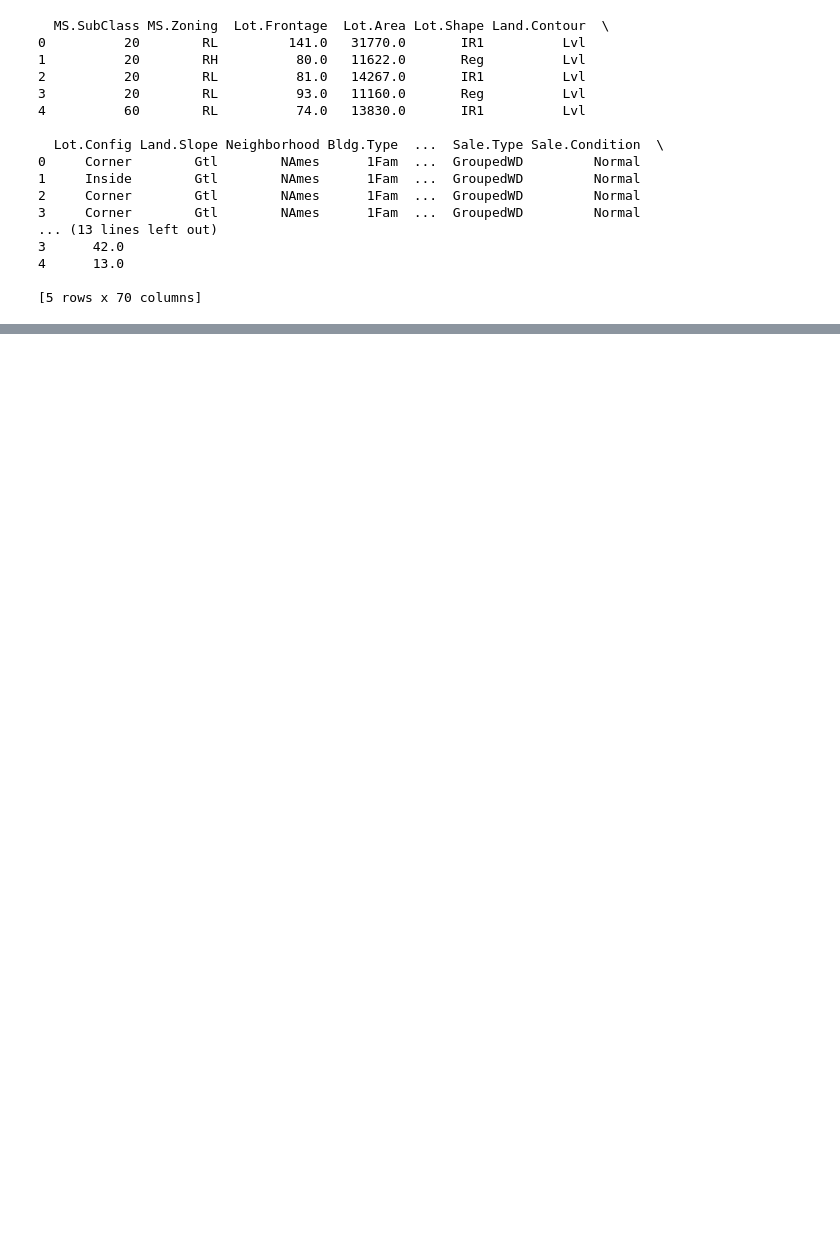
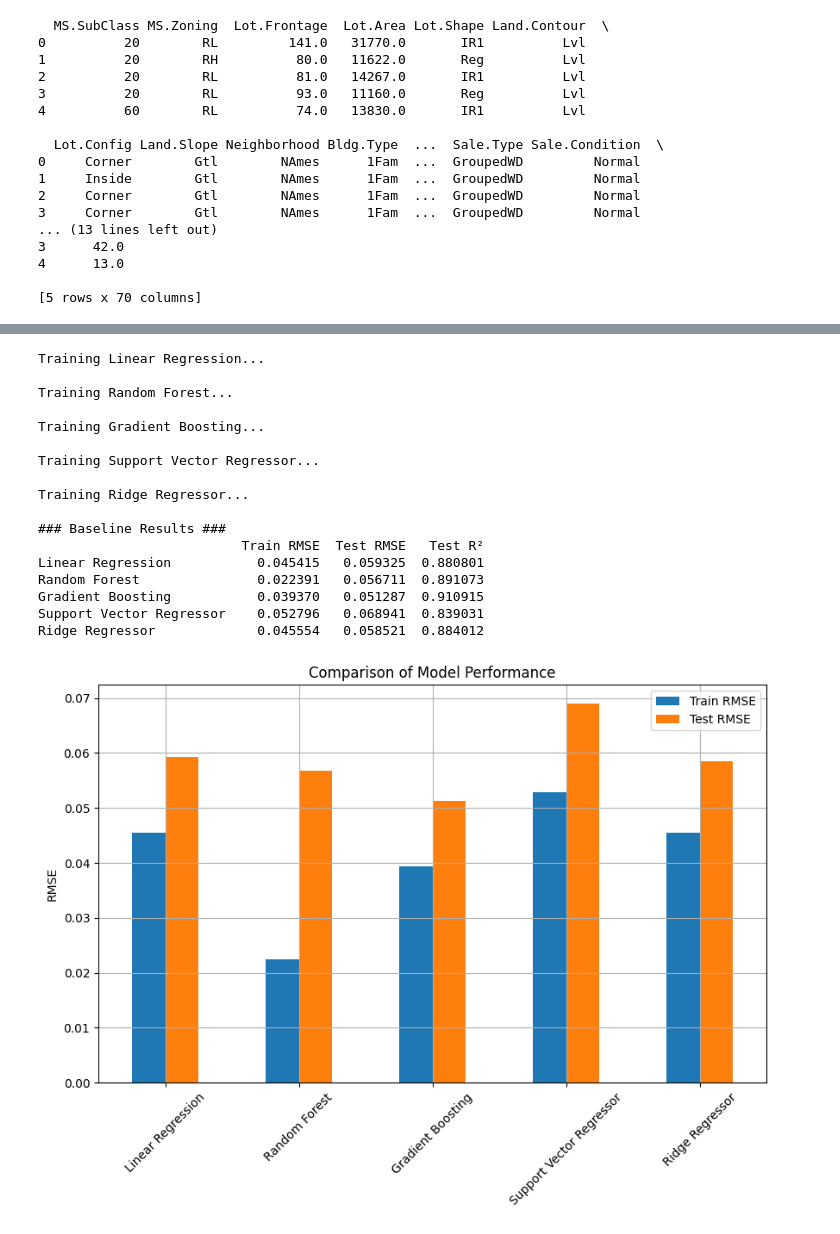
Before and after one commit to anahc3/aps-ML-nena-tets, a Jupyter notebook: ames.ipynb, the cells around one changed output, grey strips where cells are left out. Saved outputs shown, nothing was run; the diff lists cells and outputs as text; code cells hidden in the pictures; blank space fills up the shorter version.

```diff
--- a/ames.ipynb
+++ b/ames.ipynb
@@ -152,0 +148,66 @@ Test R²: 0.8840280475938952
+# %%
+# Função para avaliar múltiplos modelos
+def evaluate_models(models, preprocessor, X_train, X_test, y_train, y_test):
+    results = {}
+    for model_name, model in models.items():
+        print(f"Training {model_name}...\n")
+        pipeline = Pipeline(steps=[
+            ('preprocessor', preprocessor),
+            ('model', model)
+        ])
+        pipeline.fit(X_train, y_train)
+        y_train_pred = pipeline.predict(X_train)
+        y_test_pred = pipeline.predict(X_test)
+
+        results[model_name] = {
+            "Train RMSE": np.sqrt(mean_squared_error(y_train, y_train_pred)),
+            "Test RMSE": np.sqrt(mean_squared_error(y_test, y_test_pred)),
+            "Test R²": r2_score(y_test, y_test_pred)
+        }
+    return results
+
+# Modelos com parâmetros padrão
+models = {
+    "Linear Regression": LinearRegression(),
+    "Random Forest": RandomForestRegressor(random_state=42),
+    "Gradient Boosting": GradientBoostingRegressor(random_state=42),
+    "Support Vector Regressor": SVR(),
+    "Ridge Regressor": Ridge()
+}
+
+# Avaliar os modelos
+baseline_results = evaluate_models(models, preprocessor, X_train, X_test, y_train, y_test)
+
+# Exibir resultados em tabela
+baseline_df = pd.DataFrame(baseline_results).T
+print("### Baseline Results ###")
+print(baseline_df)
+
+# Gráfico comparativo
+import matplotlib.pyplot as plt
+
+baseline_df[['Train RMSE', 'Test RMSE']].plot(kind='bar', figsize=(10, 6))
+plt.title('Comparison of Model Performance')
+plt.ylabel('RMSE')
+plt.xticks(rotation=45)
+plt.grid(True)
+plt.show()
+# %% [output]
+Training Linear Regression...
+
+Training Random Forest...
+
+Training Gradient Boosting...
+
+Training Support Vector Regressor...
+
+Training Ridge Regressor...
+
+### Baseline Results ###
+                          Train RMSE  Test RMSE   Test R²
+Linear Regression           0.045415   0.059325  0.880801
+Random Forest               0.022391   0.056711  0.891073
+Gradient Boosting           0.039370   0.051287  0.910915
+Support Vector Regressor    0.052796   0.068941  0.839031
+Ridge Regressor             0.045554   0.058521  0.884012
+[figure, added]
```
Also changed, not shown: parts of 8 cells of this notebook.
